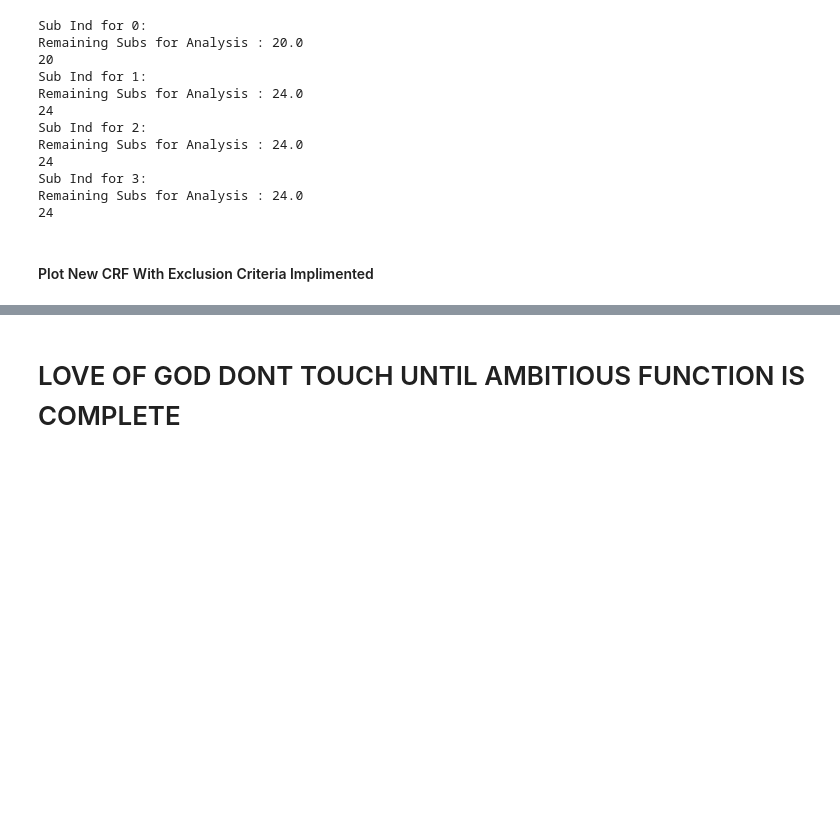
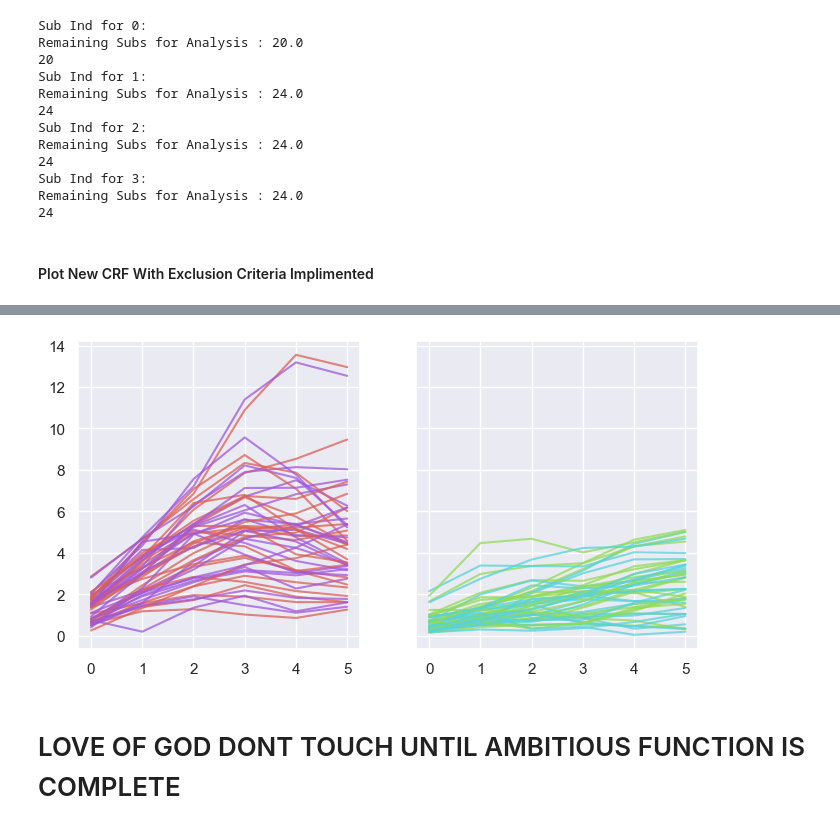
Before and after one commit to PatriciaNL/LTP_analysis, a Jupyter notebook: PythonScripts/ProcessingPipeline/GrandCRFAvgData.ipynb, the cells around one changed output, grey strips where cells are left out. Cells and saved outputs as stored; diff of their text form; code cells hidden in the pictures; blank space fills up the shorter version.

```diff
--- a/PythonScripts/ProcessingPipeline/GrandCRFAvgData.ipynb
+++ b/PythonScripts/ProcessingPipeline/GrandCRFAvgData.ipynb
@@ -393,3 +419,13 @@ avg_err_bars[0].shape
+# %%
+fig,axs = plt.subplots(1,2,figsize = (8,4),sharey = True)
+
+for i in range(bckgrnd.shape[0]):
+    axs[0].plot(bckgrnd[i,:6,0],color = cp2[0], alpha = 0.75)
+    axs[0].plot(bckgrnd[i,:6,1],color = cp2[6], alpha = 0.75)
+    axs[1].plot(bckgrnd[i,6:,0],color = cp2[2], alpha = 0.75)
+    axs[1].plot(bckgrnd[i,6:,1],color = cp2[4], alpha = 0.75)
+# %% [output]
+[figure, added]
 # %% [markdown]
 # LOVE OF GOD DONT TOUCH UNTIL AMBITIOUS FUNCTION IS COMPLETE
 # %%
```
Also changed, not shown: parts of 7 cells of this notebook.
